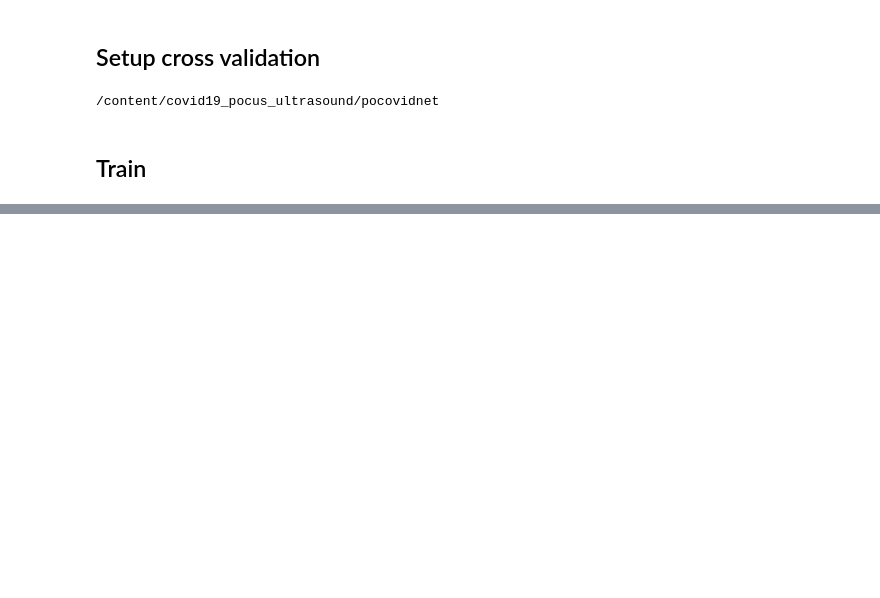
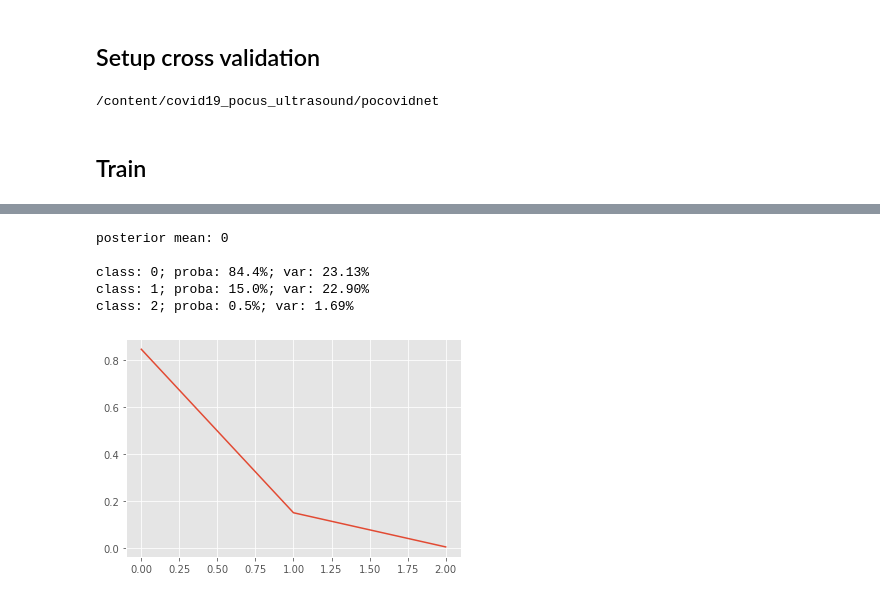
Before and after one commit to tylerlum/covid19_pocus_ultrasound, a Jupyter notebook: POCOVIDNet.ipynb, the cells around one changed output, grey strips where cells are left out. Cells and saved outputs as stored; diff of their text form; code cells hidden in the pictures; blank space fills up the shorter version.

Commit message:
Test MC dropout estimation

```diff
--- a/POCOVIDNet.ipynb
+++ b/POCOVIDNet.ipynb
@@ -276,0 +176,4 @@ Done, shuttting down!
+# %%
+from tensorflow import keras
+model0 = keras.models.load_model('models/test/_fold_0/last_epoch')
+# model1 = keras.models.load_model('models/test/_fold_1/last_epoch.h5')
@@ -276,0 +199,45 @@ Done, shuttting down!
+# %%
+import numpy as np
+idx = 100
+input_shape = (224, 224, 3)
+img = np.random.random(input_shape)
+# img = dfd
+# %%
+def get_predictions(mc_model, img):
+  import tqdm
+  predictions = []
+  for i in tqdm.tqdm(range(500)):
+      y_p = mc_model.predict(np.array([img]))
+      predictions.append(y_p[0])
+  return np.array(predictions)
+
+predictions0 = get_predictions(mc_model0, img)
+# predictions1 = get_predictions(mc_model1, img)
+# %%
+def print_info(predictions):
+  print("posterior mean: {}".format(predictions.mean(axis=0).argmax()))
+  print()
+  # probability + variance
+  for i, (prob, var) in enumerate(zip(predictions.mean(axis=0), predictions.std(axis=0))):
+      print("class: {}; proba: {:.1%}; var: {:.2%} ".format(i, prob, var))
+
+print_info(predictions0)
+# print_info(predictions1)
+# %% [output]
+posterior mean: 0
+
+class: 0; proba: 84.4%; var: 23.13%
+class: 1; proba: 15.0%; var: 22.90%
+class: 2; proba: 0.5%; var: 1.69%
+# %%
+import matplotlib.pyplot as plt
+plt.style.use("ggplot")
+%matplotlib inline
+def plot_predictions(predictions):
+  x, y = list(range(len(predictions.mean(axis=0)))), predictions.mean(axis=0)
+  plt.plot(x, y)
+
+plot_predictions(predictions0)
+# plot_predictions(predictions1)
+# %% [output]
+[figure, added]
```
Also changed, not shown: parts of 21 cells of this notebook.
